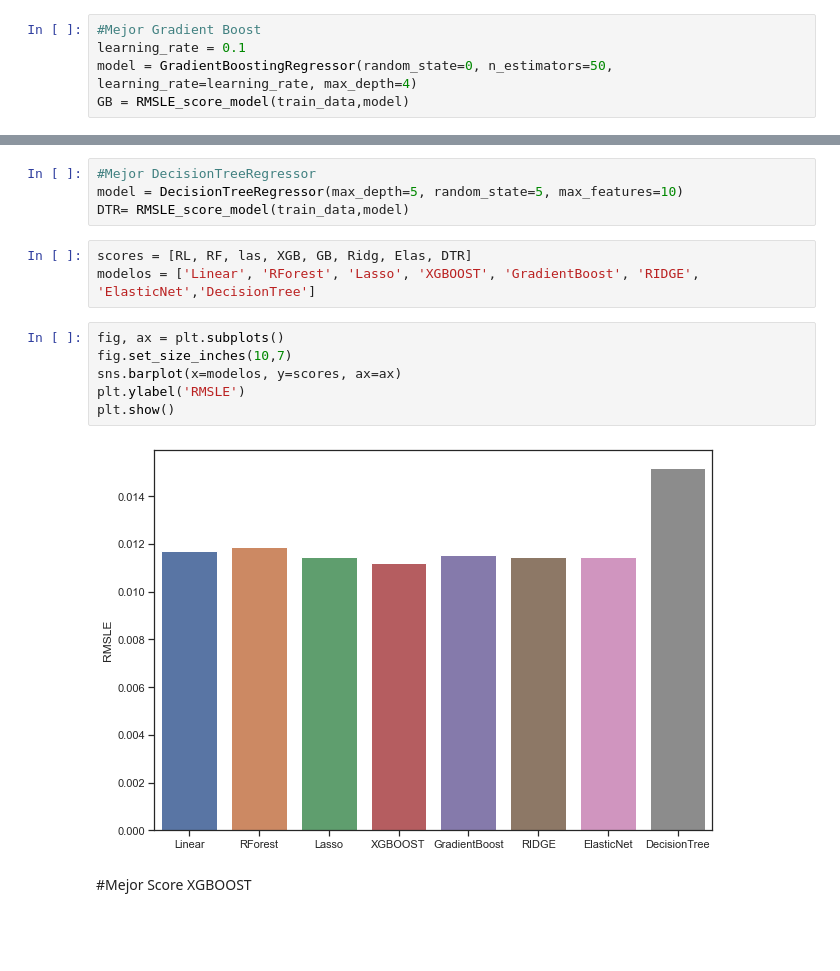
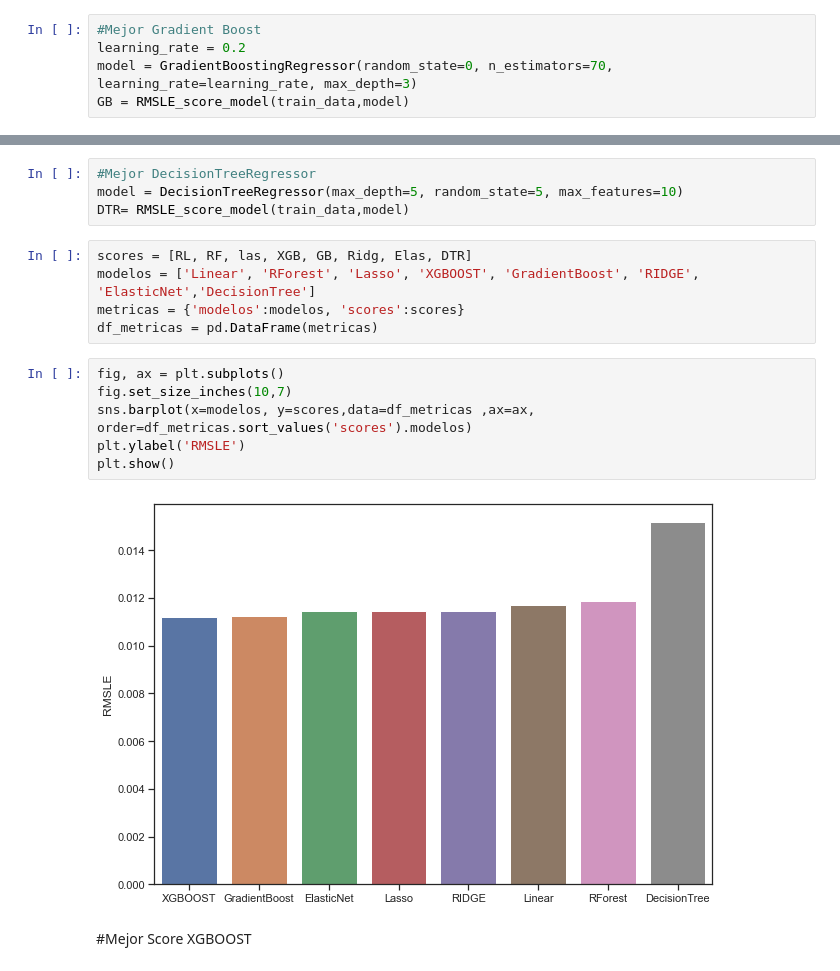
Before and after one commit to cecilia2988/House_Dreams, a Jupyter notebook: EDA.ipynb, the cells around one changed output, grey strips where cells are left out. Saved outputs shown, nothing was run; the diff lists cells and outputs as text; blank space fills up the shorter version.

```diff
--- a/EDA.ipynb
+++ b/EDA.ipynb
@@ -620,8 +620,8 @@ RMSLE = 0.0121210017 for n_estimators = 1000 and learning_rate = 0.200000
 RMSLE = 0.0122374825 for n_estimators = 3000 and learning_rate = 0.200000
 # %%
 #Mejor Gradient Boost
-learning_rate = 0.1
-model = GradientBoostingRegressor(random_state=0, n_estimators=50, learning_rate=learning_rate, max_depth=4)
+learning_rate = 0.2
+model = GradientBoostingRegressor(random_state=0, n_estimators=70, learning_rate=learning_rate, max_depth=3)
 GB = RMSLE_score_model(train_data,model)
 # %% [markdown]
 #RIDGE
@@ -682,14 +682,16 @@ DTR= RMSLE_score_model(train_data,model)
 # %%
 scores = [RL, RF, las, XGB, GB, Ridg, Elas, DTR]
 modelos = ['Linear', 'RForest', 'Lasso', 'XGBOOST', 'GradientBoost', 'RIDGE', 'ElasticNet','DecisionTree']
+metricas = {'modelos':modelos, 'scores':scores}
+df_metricas = pd.DataFrame(metricas)
 # %%
 fig, ax = plt.subplots()
 fig.set_size_inches(10,7)
-sns.barplot(x=modelos, y=scores, ax=ax)
+sns.barplot(x=modelos, y=scores,data=df_metricas ,ax=ax, order=df_metricas.sort_values('scores').modelos)
 plt.ylabel('RMSLE')
 plt.show()
 # %% [output]
-[figure, old version]
+[figure, new version]
 # %% [markdown]
 #Mejor Score XGBOOST
 # %%
```
Also changed, not shown: parts of 4 cells of this notebook.
